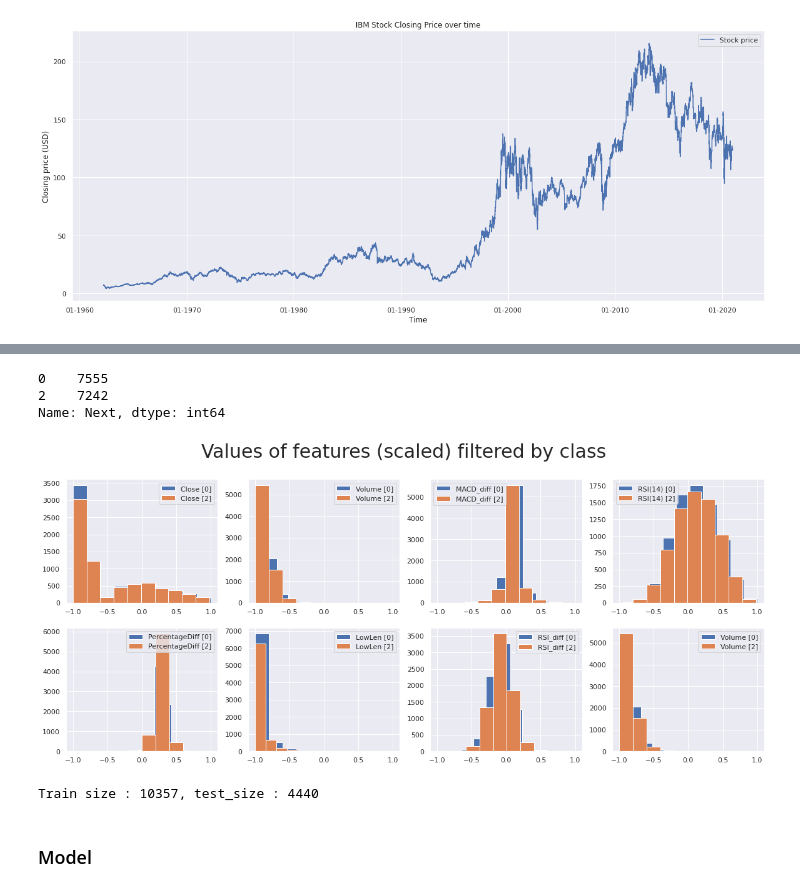
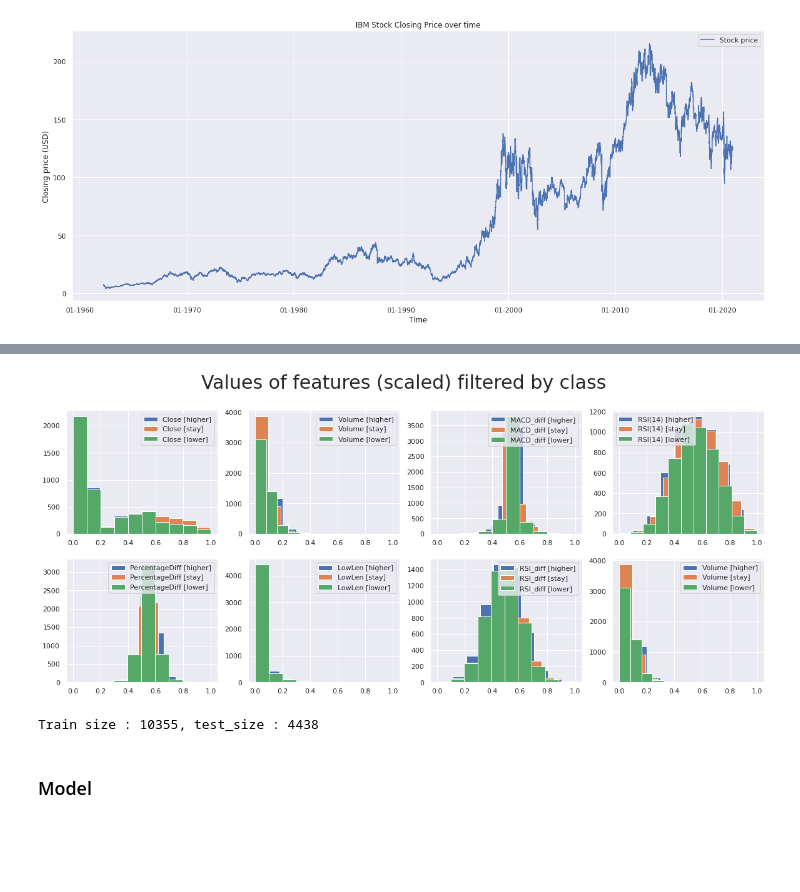
Before and after one commit to Naralas/StonksMarketPrediction, a Jupyter notebook: notebooks/Pytorch_LinearModel_Prediction.ipynb, the cells around one changed output, grey strips where cells are left out. Drawn from its saved outputs; the diff is of its cells as text; code cells hidden in the pictures; blank space fills up the shorter version.

```diff
--- a/notebooks/Pytorch_LinearModel_Prediction.ipynb
+++ b/notebooks/Pytorch_LinearModel_Prediction.ipynb
@@ -1,23 +0,0 @@
-# %%
-%load_ext autoreload
-%autoreload 2
-
-import pandas as pd
-import numpy as np
-from tqdm.notebook import tqdm
-import matplotlib.pyplot as plt
-
-import sys
-sys.path.append("..") # Adds higher directory to python modules path.
-
-
-import seaborn as sns
-import matplotlib
-
-plt.rcParams["figure.figsize"] = (20,8)
-
-sns.set_theme()
-
-font = {'family' : 'DejaVu Sans', 'size'   : 25}
-
-matplotlib.rc('font', **font)
@@ -45,7 +31,7 @@ project_label='LinearNN2Classes'
 
 predict_n = 5
 # %%
-data_wrapper = StocksDataWrapper.read_from(file_path=f"{DATA_PATH}{quotation}{FILE_SUFFIX}", thresh_diff=None,
+data_wrapper = StocksDataWrapper.read_from(file_path=f"{DATA_PATH}{quotation}{FILE_SUFFIX}", thresh_diff=0.005,
                                            compute_features=True, predict_n=predict_n, normalize=True)
 
 data_wrapper.head()
@@ -124,6 +66,0 @@ X.head()
-# %%
-y.value_counts()
-# %% [output]
-0    7555
-2    7242
-Name: Next, dtype: int64
@@ -130,25 +78,25 @@ Name: Next, dtype: int64
 # %%
 N_COLS = 4
 plot_feature_names = data_columns.copy()
 
 if 'Next' in plot_feature_names:
     plot_feature_names.remove('Next')
-if 'Volume' in dataset.columns.values:
+if 'Volume' in data_wrapper.df.columns.values:
     plot_feature_names.append('Volume')
-plot_filtered_class_features(dataset, n_cols=N_COLS, feature_names=plot_feature_names, class_column='Next')
+plot_filtered_class_features(data_wrapper.df, n_cols=N_COLS, feature_names=plot_feature_names, class_column='Next')
 
 plt.show()
 # %% [output]
-[figure, old version]
+[figure, new version]
 # %%
-from sklearn.model_selection import train_test_split
-TEST_SIZE = 0.3
-
-X_train, X_test, y_train, y_test = train_test_split(X, y, test_size=0.3, random_state=42)
-
+from torch.utils.data import DataLoader
 train_dataset = StocksDataset(X_train,y_train)
 test_dataset = StocksDataset(X_test, y_test)
 
+train_dataloader = DataLoader(train_dataset, batch_size=32, shuffle=False, num_workers=0)
+test_dataloader = DataLoader(test_dataset, batch_size=32, shuffle=False, num_workers=0)
+
+
 print(f"Train size : {len(train_dataset)}, test_size : {len(test_dataset)}")
 # %% [output]
-Train size : 10357, test_size : 4440
+Train size : 10355, test_size : 4438
```
Also changed, not shown: parts of 12 cells of this notebook, 5 other files.
